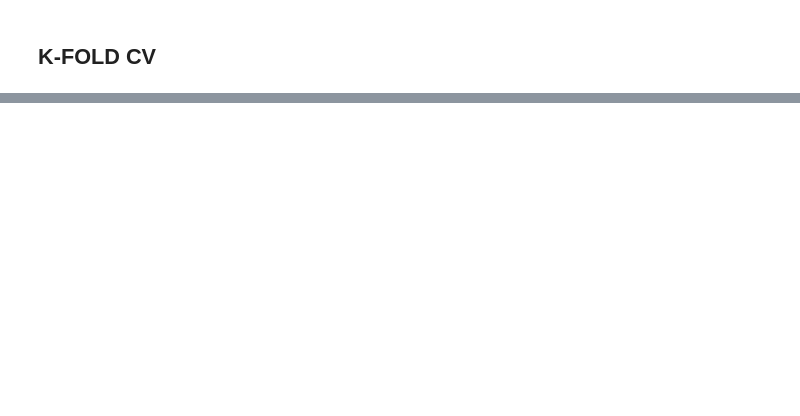
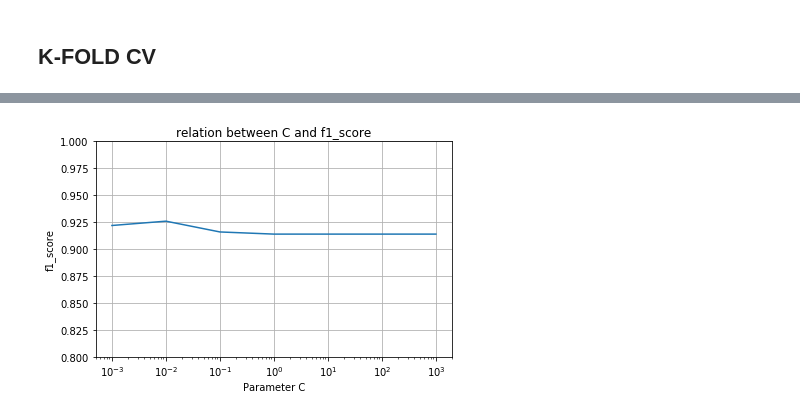
Before and after one commit to onnoo/AI2019-PBL1, a Jupyter notebook: study/SVM_SVC/SVM_SVC_.ipynb, the cells around one changed output, grey strips where cells are left out. Cells and saved outputs as stored; diff of their text form; code cells hidden in the pictures; blank space fills up the shorter version.

```diff
--- a/study/SVM_SVC/SVM_SVC_.ipynb
+++ b/study/SVM_SVC/SVM_SVC_.ipynb
@@ -165,0 +280,17 @@ plt.show()
+# %%
+import matplotlib.pyplot as plt
+
+f1_score = [0.922, 0.926, 0.916, 0.914, 0.914, 0.914, 0.914]
+c = [0.001, 0.01, 0.1, 1.0, 10, 100,1000]
+plt.title("relation between C and f1_score")
+plt.plot(c, f1_score)
+
+plt.grid()
+plt.xscale('log')
+plt.ylabel('f1_score')
+plt.xlabel('Parameter C')
+plt.ylim(0.8, 1.0 )
+plt.tight_layout()
+plt.show()
+# %% [output]
+[figure, added]
```
Also changed, not shown: parts of 14 cells of this notebook, 2 other files.
